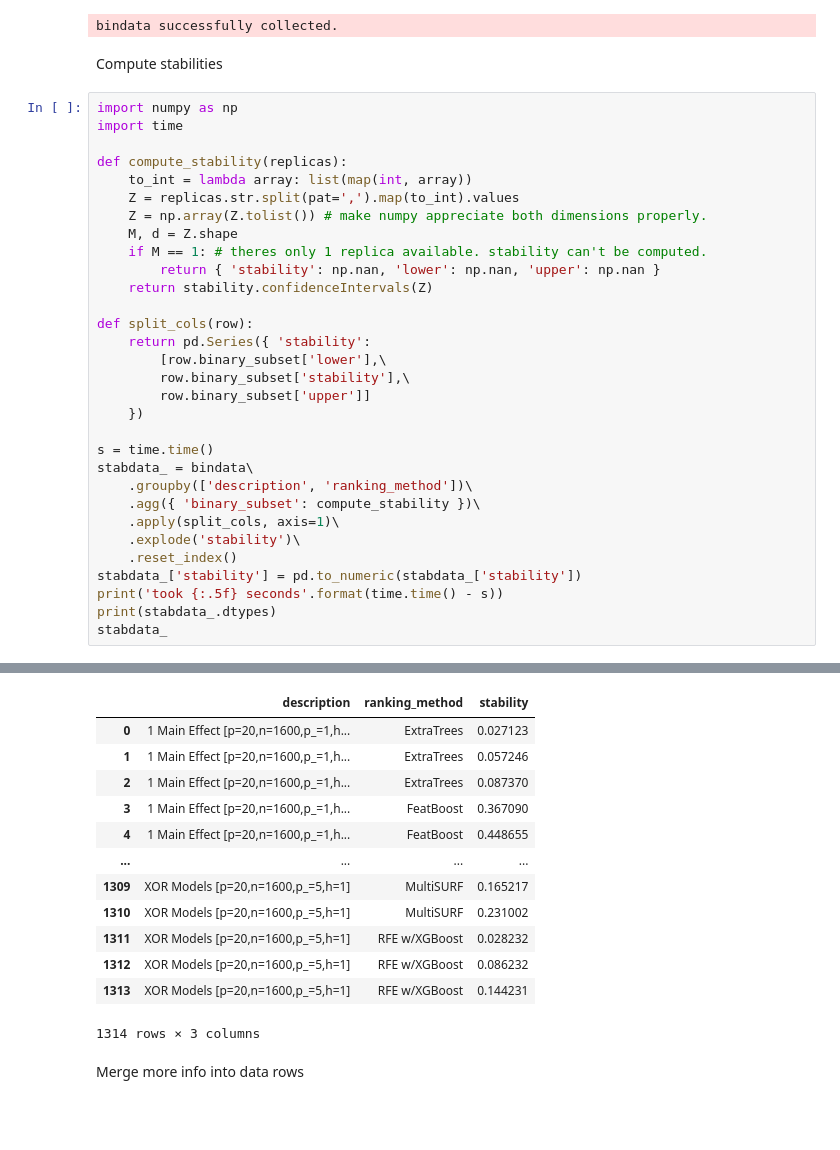
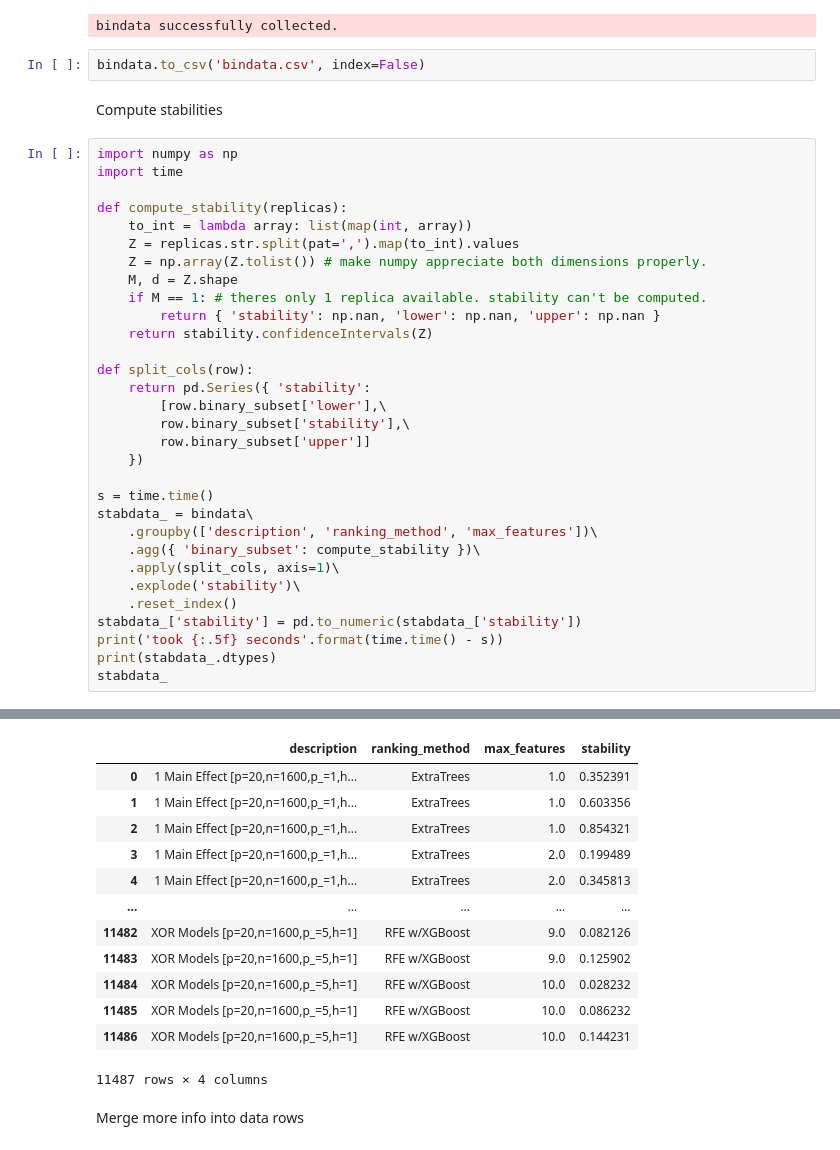
Before and after one commit to dunnkers/feature-selection, a Jupyter notebook: analysis/benchmark-20200524/stability-analysis.ipynb, the cells around one changed output, grey strips where cells are left out. Drawn from its saved outputs; the diff is of its cells as text; blank space fills up the shorter version.

```diff
--- a/analysis/benchmark-20200524/stability-analysis.ipynb
+++ b/analysis/benchmark-20200524/stability-analysis.ipynb
@@ -31,6 +31,8 @@ del chunks
 print('bindata successfully collected.')
 # %% [output]
 bindata successfully collected.
+# %%
+bindata.to_csv('bindata.csv', index=False)
 # %% [markdown]
 Compute stabilities
 # %%
@@ -55,7 +57,7 @@ def split_cols(row):
 
 s = time.time()
 stabdata_ = bindata\
-    .groupby(['description', 'ranking_method'])\
+    .groupby(['description', 'ranking_method', 'max_features'])\
     .agg({ 'binary_subset': compute_stability })\
     .apply(split_cols, axis=1)\
     .explode('stability')\
@@ -71,18 +74,18 @@ ranking_method     object
 stability         float64
 dtype: object
-|  | description | ranking_method | stability |
-| 0 | 1 Main Effect [p=20,n=1600,p_=1,h... | ExtraTrees | 0.027123 |
-| 1 | 1 Main Effect [p=20,n=1600,p_=1,h... | ExtraTrees | 0.057246 |
-| 2 | 1 Main Effect [p=20,n=1600,p_=1,h... | ExtraTrees | 0.087370 |
-| 3 | 1 Main Effect [p=20,n=1600,p_=1,h... | FeatBoost | 0.367090 |
-| 4 | 1 Main Effect [p=20,n=1600,p_=1,h... | FeatBoost | 0.448655 |
-| ... | ... | ... | ... |
-| 1309 | XOR Models [p=20,n=1600,p_=5,h=1] | MultiSURF | 0.165217 |
-| 1310 | XOR Models [p=20,n=1600,p_=5,h=1] | MultiSURF | 0.231002 |
-| 1311 | XOR Models [p=20,n=1600,p_=5,h=1] | RFE w/XGBoost | 0.028232 |
-| 1312 | XOR Models [p=20,n=1600,p_=5,h=1] | RFE w/XGBoost | 0.086232 |
-| 1313 | XOR Models [p=20,n=1600,p_=5,h=1] | RFE w/XGBoost | 0.144231 |
+|  | description | ranking_method | max_features | stability |
+| 0 | 1 Main Effect [p=20,n=1600,p_=1,h... | ExtraTrees | 1.0 | 0.352391 |
+| 1 | 1 Main Effect [p=20,n=1600,p_=1,h... | ExtraTrees | 1.0 | 0.603356 |
+| 2 | 1 Main Effect [p=20,n=1600,p_=1,h... | ExtraTrees | 1.0 | 0.854321 |
+| 3 | 1 Main Effect [p=20,n=1600,p_=1,h... | ExtraTrees | 2.0 | 0.199489 |
+| 4 | 1 Main Effect [p=20,n=1600,p_=1,h... | ExtraTrees | 2.0 | 0.345813 |
+| ... | ... | ... | ... | ... |
+| 11482 | XOR Models [p=20,n=1600,p_=5,h=1] | RFE w/XGBoost | 9.0 | 0.082126 |
+| 11483 | XOR Models [p=20,n=1600,p_=5,h=1] | RFE w/XGBoost | 9.0 | 0.125902 |
+| 11484 | XOR Models [p=20,n=1600,p_=5,h=1] | RFE w/XGBoost | 10.0 | 0.028232 |
+| 11485 | XOR Models [p=20,n=1600,p_=5,h=1] | RFE w/XGBoost | 10.0 | 0.086232 |
+| 11486 | XOR Models [p=20,n=1600,p_=5,h=1] | RFE w/XGBoost | 10.0 | 0.144231 |
-1314 rows × 3 columns
+11487 rows × 4 columns
 # %% [markdown]
 Merge more info into data rows
 # %%
```
Also changed, not shown: parts of 5 cells of this notebook, 3 other files.
